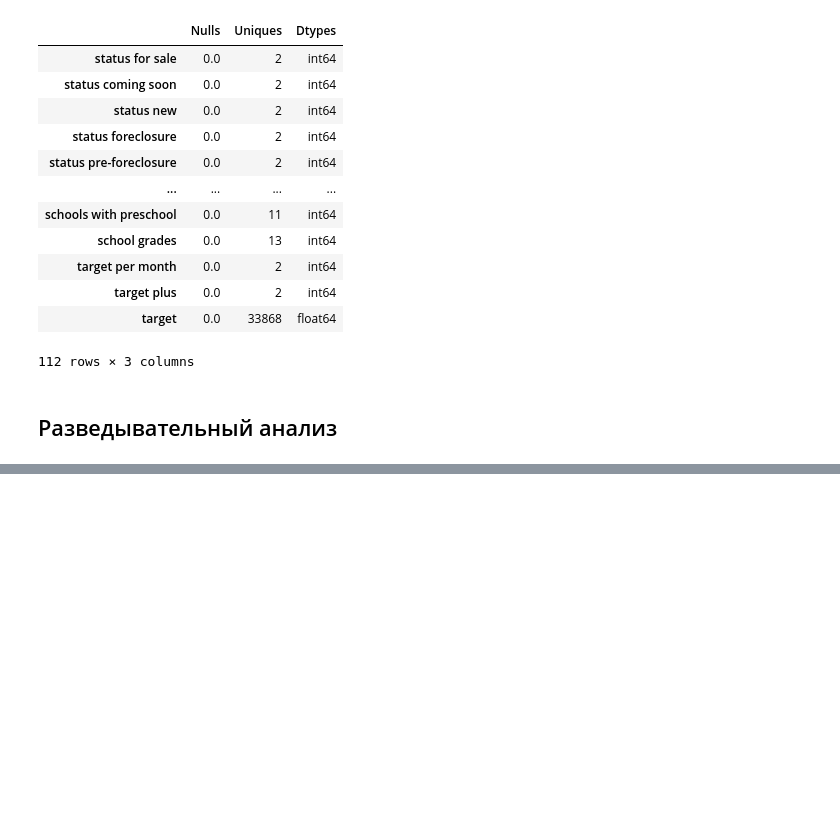
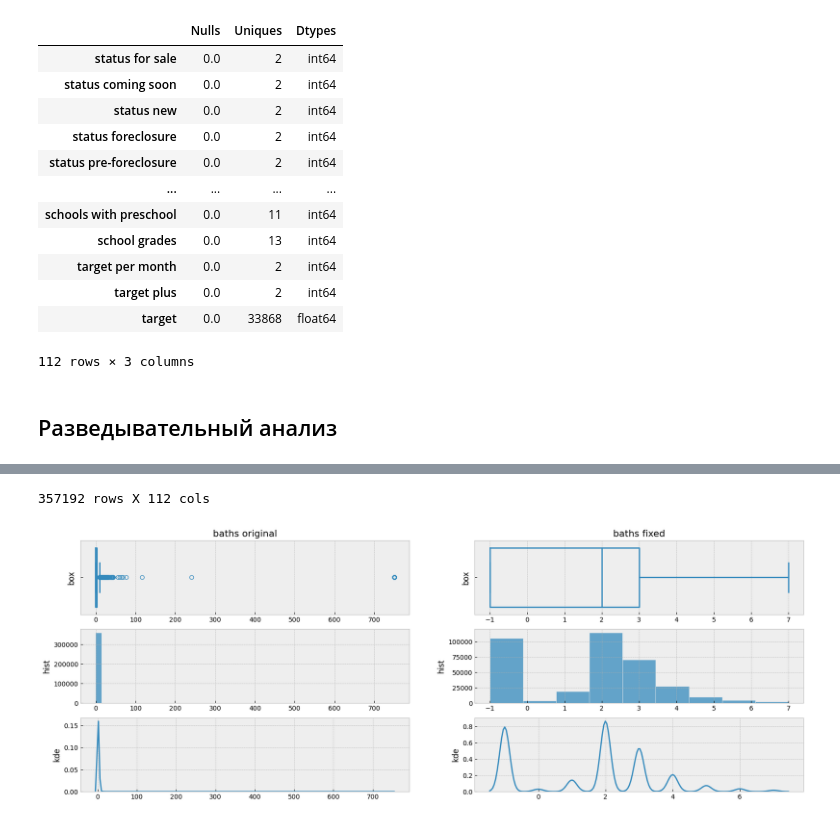
Before and after one commit to georgekovin/Housing-Regression-Project, a Jupyter notebook: modeling_nb.ipynb, the cells around one changed output, grey strips where cells are left out. Cells and saved outputs as stored; diff of their text form; code cells hidden in the pictures; blank space fills up the shorter version.

```diff
--- a/modeling_nb.ipynb
+++ b/modeling_nb.ipynb
@@ -124,0 +200,48 @@ show_barplot('cooling')
+# %%
+def fix_data(feature, data=data, figsize=(20, 7)):
+    fig, ax = plt.subplots(3, 2, figsize=figsize)
+
+
+    x = data[feature]
+
+    sns.boxplot(x=x, fill=False, ax=ax[0, 0])
+    ax[0, 0].set_xlabel('')
+    ax[0, 0].set_ylabel('box')
+    ax[0, 0].set_title(feature+' original')
+
+    sns.histplot(x=x, bins=x.nunique(), ax=ax[1, 0])
+    ax[1, 0].set_xlabel('')
+    ax[1, 0].set_ylabel('hist')
+
+    sns.kdeplot(x=x, ax=ax[2, 0])
+    ax[2, 0].set_xlabel('')
+    ax[2, 0].set_ylabel('kde')
+
+
+    lim = x.quantile(0.99)
+    fixed = data[x <= lim][x >= -lim].reset_index(drop=True)
+
+    xnew = fixed[feature]
+
+    sns.boxplot(x=xnew, fill=False, ax=ax[0, 1])
+    ax[0, 1].set_xlabel('')
+    ax[0, 1].set_ylabel('box')
+    ax[0, 1].set_title(feature+' fixed')
+
+    sns.histplot(x=xnew, bins=xnew.nunique(), ax=ax[1, 1])
+    ax[1, 1].set_xlabel('')
+    ax[1, 1].set_ylabel('hist')
+
+    sns.kdeplot(x=xnew, ax=ax[2, 1])
+    ax[2, 1].set_xlabel('')
+    ax[2, 1].set_ylabel('kde')
+
+    fig.show()
+    print(f'{fixed.shape[0]} rows X {fixed.shape[1]} cols')
+
+    return fixed
+# %%
+X = fix_data('baths')
+# %% [output]
+357192 rows X 112 cols
+[figure, added]
```
Also changed, not shown: parts of 20 cells of this notebook, 3 other files.
